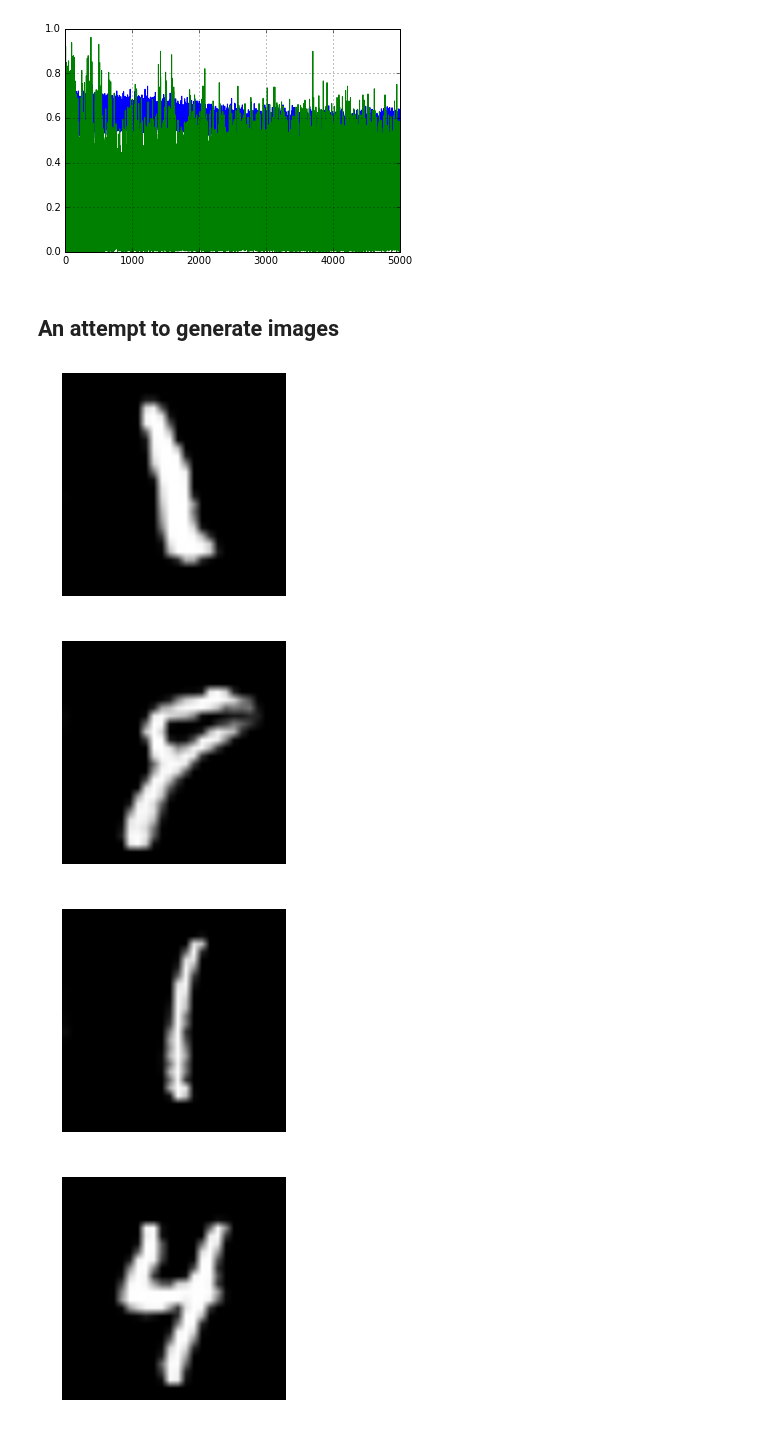
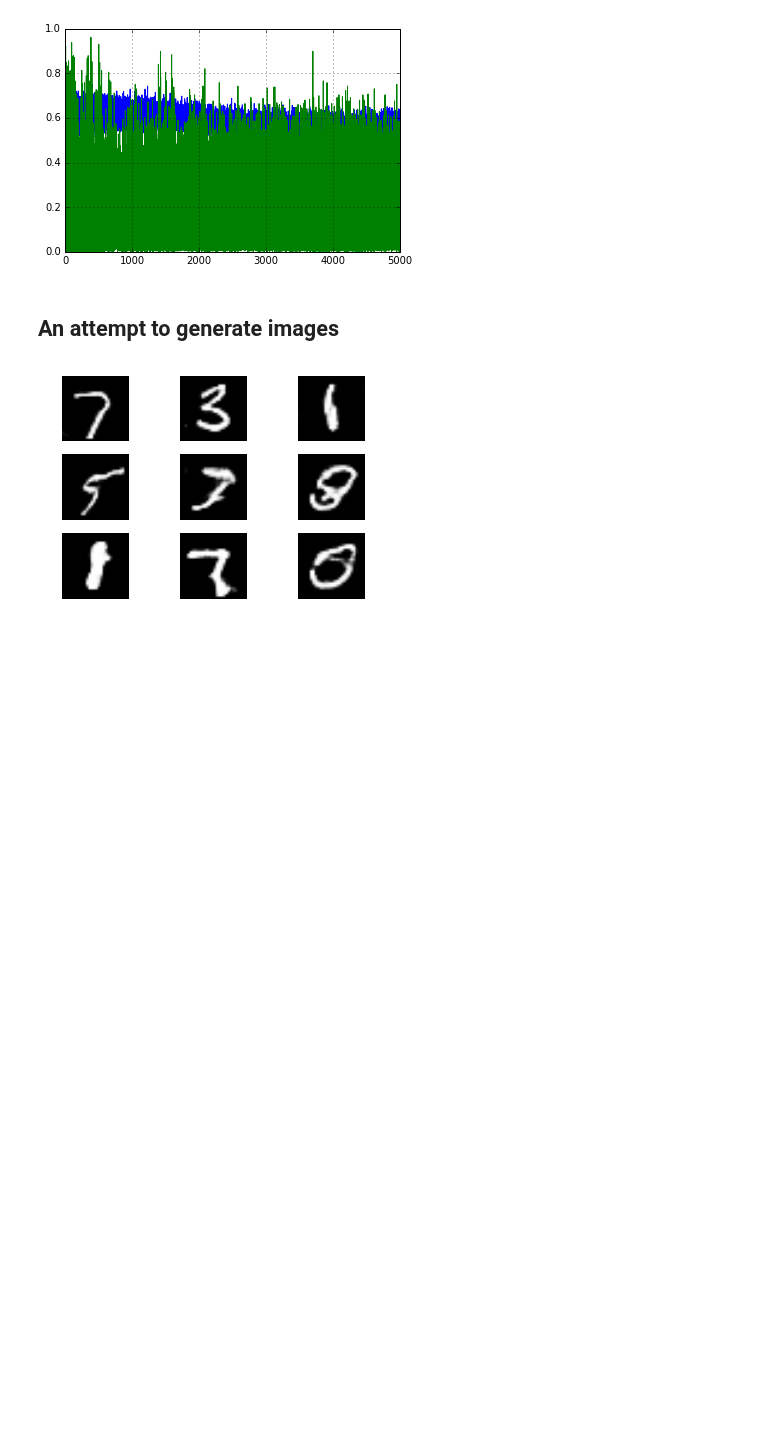
Before and after one commit to robolamp/SleepingCalligrapher, a Jupyter notebook: digits_gen.ipynb, the cells around one changed output. Cells and saved outputs as stored; diff of their text form; code cells hidden in the pictures; blank space fills up the shorter version.

Commit message:
Issue #3: better visualisation

```diff
--- a/digits_gen.ipynb
+++ b/digits_gen.ipynb
@@ -268,11 +268,12 @@ plt.grid()
 # %%
 noise = np.random.uniform(-1.0, 1.0, size=[10, gen_noise_dim])
 fake_images = gennet.predict(noise)
 
-for image in fake_images:
-    draw_image(image.reshape((28, 28)))
+
+for i in range(9):
+    plt.subplot(330 + 1 + i)
+    plt.imshow(fake_images[i].reshape(28, 28), cmap=plt.get_cmap('gray'))
+    plt.axis('off')
+plt.show()
 # %% [output]
-[figure, old version]
+[figure, new version]
-[figure, removed]
-[figure, removed]
-[figure, removed]
```
Also changed, not shown: parts of 1 cell of this notebook.
